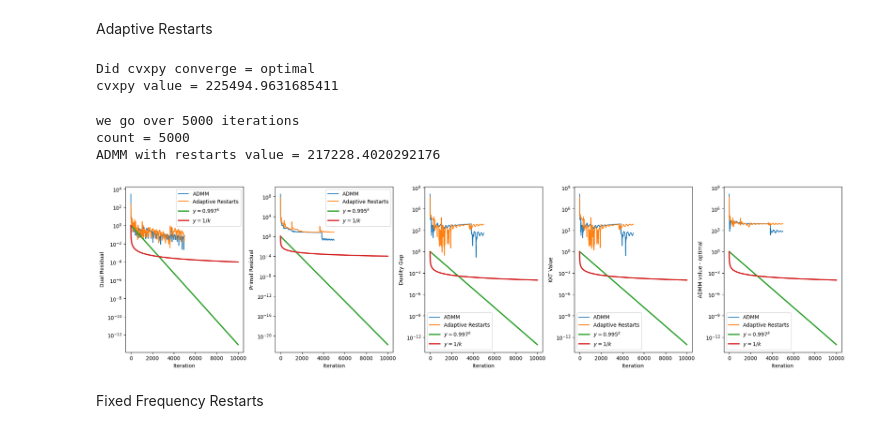
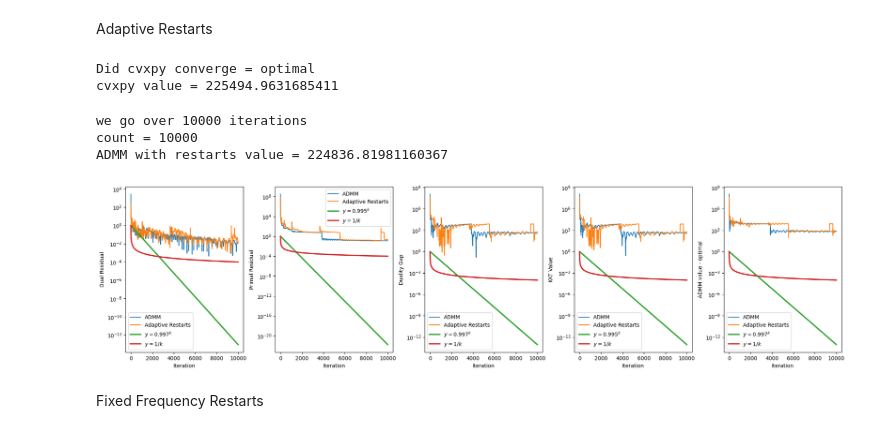
Before and after one commit to lb3825/Thesis, a Jupyter notebook: PDLP.ipynb, the cells around one changed output. Drawn from its saved outputs; the diff is of its cells as text; code cells hidden in the pictures.

```diff
--- a/PDLP.ipynb
+++ b/PDLP.ipynb
@@ -289,9 +270,7 @@ b = np.hstack([b_mat, np.zeros(n)])
 
 c = c_mat
 
-iterations = 5000
-
-
+iterations = 10000
 
 x = np.zeros(n)
 s = np.zeros(b.shape[0])
@@ -309,16 +288,19 @@ problem.solve(solver=cp.CLARABEL, tol_gap_abs=1e-10, tol_gap_rel=1e-10,tol_feas=
 print("Did cvxpy converge =", problem.status == "optimal")
 print("cvxpy value =", c.T @ x_cvxpy.value)
 
-
+# If the A matrix has full collumn rank then A.T @ A is invertible
+#       Due to our reformulation this is always true
+print("A.T @ A is invertible", np.linalg.matrix_rank(A) == A.shape[1])
 lu = splu(A.T @ A)
 # Q, R = np.linalg.qr(A.T @ A)
 
 value_ADMM = []
 
 for i in range(iterations):
+    # For LU Factorization
     z_hat, z = ADMM_new_mat(c, A, b, x, s, y, rho, n, m, lu)
+    # For QR Factorization
     # z_hat, z = ADMM_new_mat(c, A, b, x, s, y, rho, n, m, Q, R)
-
 
     x = np.copy(z[0])
     s = np.copy(z[1])
@@ -339,7 +321,6 @@ for i in range(iterations):
 
     # This is the dual feasibility violation
     dual_residual.append(np.linalg.norm(np.minimum(c-(A.T+b_matrix.T) @ y, 0)))
-    # print("i =",i)
 
 print("ADMM value =", c.T @ x)
 ADMM = [dual_residual, primal_residual, duality_gap, KKT_valus, value_ADMM]
@@ -523,9 +538,7 @@ b = np.hstack([b_mat, np.zeros(n)])
 c = c_mat
 
 # Total iterations Number
-iterations = 5000
-
-
+iterations = 10000
 
 x = np.zeros(n)
 s = np.zeros(b.shape[0])
@@ -547,7 +560,7 @@ z = []
 z_bar = 0
 
 lu = splu(A.T @ A)
-# Not exactly sure what beta should be
+# Not exactly sure what beta should be used
 beta = 0.4
 # beta = 0.1
 # beta = 0.9
@@ -578,17 +591,19 @@ for i in range(iterations):
     # Reset values
     z.append(z_bar)
 
-    x_bar = np.zeros(x.shape)
-    s_bar = np.zeros(s.shape)
-    y_bar = np.zeros(y.shape)
+    # Reseting the running average
+    x_bar = 0
+    s_bar = 0
+    y_bar = 0
 
     t = 0
-    left_while_statement = normalized_duality_gap(c, x_bar, s_bar, y_bar, b, A, np.linalg.norm(np.hstack([x_bar - x_n_0, s_bar - s_n_0, y_bar - y_n_0]),2), m)
-    right_while_statement = normalized_duality_gap(c, x_n_0, s_n_0, y_n_0, b, A, np.linalg.norm(np.hstack([x_n_0 - x_0_prev, s_n_0 - s_0_prev, y_n_0 - y_0_prev]),2), m)
+
+    # Set to arbitrary values just so we always start the while loop
+    left_while_statement = 0
+    right_while_statement = 0
 
     # Inner loop
     while (left_while_statement >= beta * right_while_statement):
-    # while True:
         # xv_prev used for KKT
         x_prev = x
 
@@ -629,43 +644,37 @@ for i in range(iterations):
 
         left_while_statement = normalized_duality_gap(c, x_bar, s_bar, y_bar, b, A, np.linalg.norm(np.hstack([x_bar - x_n_0, s_bar - s_n_0, y_bar - y_n_0]),2), m)
         right_while_statement = normalized_duality_gap(c, x_n_0, s_n_0, y_n_0, b, A, np.linalg.norm(np.hstack([x_n_0 - x_0_prev, s_n_0 - s_0_prev, y_n_0 - y_0_prev]),2), m)
 
     if count >= iterations:
         print(f"we go over {iterations} iterations")
         break
 
-    KKT_n = KKT_error_new_mat(rho, c, A, b, x, s, y, m, n)
-    KKT_n = KKT
     x = x_bar
     s = s_bar
     y = y_bar
 
     x_0_prev = x_n_0
     s_0_prev = s_n_0
     y_0_prev = y_n_0
 
     x_n_0 = np.copy(x_bar)
     s_n_0 = np.copy(s_bar)
     y_n_0 = np.copy(y_bar)
 
     z_bar = [x, s, y]
 
 print("count =", count)
 print("ADMM with restarts value =", c.T @ x)
 ADMM = [dual_residual, primal_residual, duality_gap, KKT_valus, value_ADMM]
 ADMM_custom = [dual_residual_rest_adap, primal_residual_rest_adap, duality_gap_res_adap, KKT_valus_rest_adap, value_ADMM_restarts_adap]
 plot_results(ADMM, ADMM_custom, f'Adaptive Restarts')
-
-# beta = 0.4
-# 33648.19468295372
-# 6m 37.3s
 # %% [output]
 Did cvxpy converge = optimal
 cvxpy value = 225494.9631685411
-we go over 5000 iterations
-count = 5000
-ADMM with restarts value = 217228.4020292176
+we go over 10000 iterations
+count = 10000
+ADMM with restarts value = 224836.81981160367
-[figure, old version]
+[figure, new version]
 # %% [markdown]
 Fixed Frequency Restarts
 # %%
```
Also changed, not shown: parts of 9 cells of this notebook.
